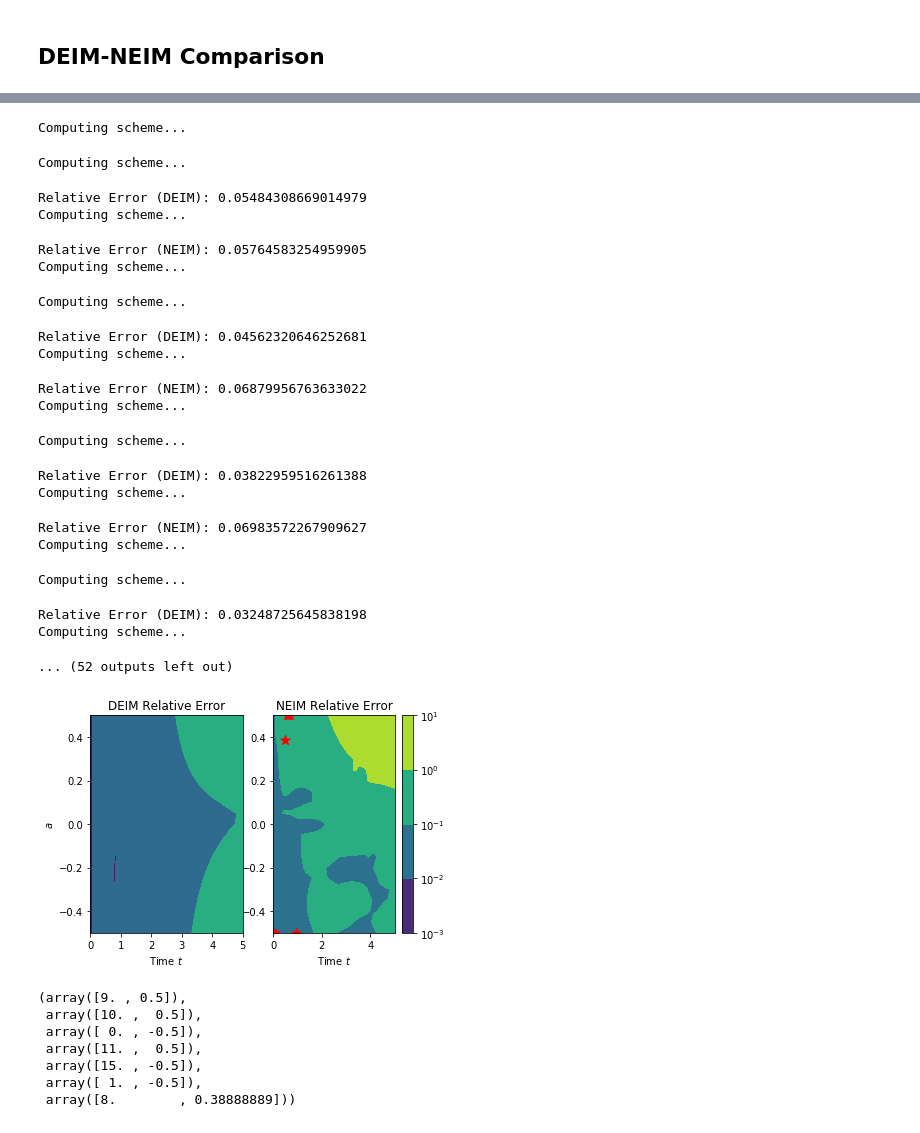
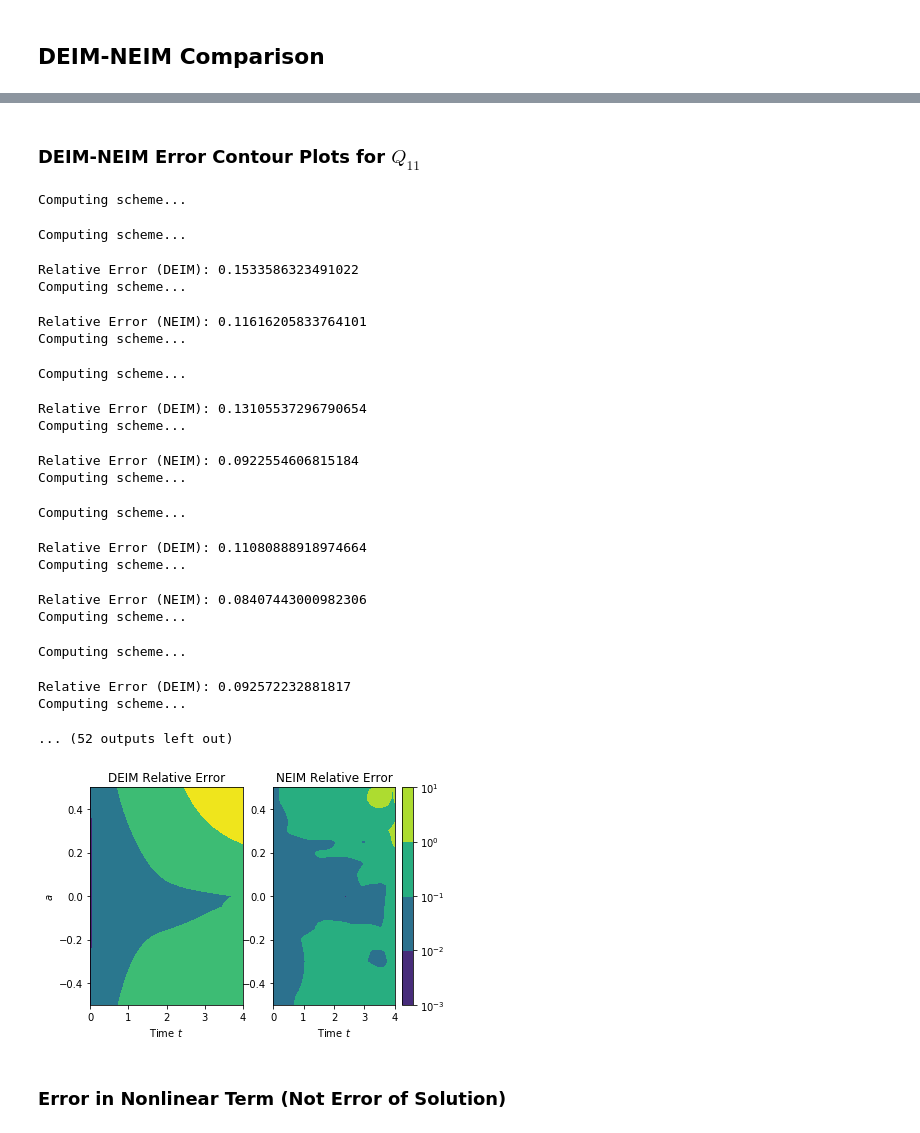
Before and after one commit to maxhirsch/NEIM, a Jupyter notebook: NEIM2.ipynb, the cells around one changed output, grey strips where cells are left out. Drawn from its saved outputs; the diff is of its cells as text; code cells hidden in the pictures.

```diff
--- a/NEIM2.ipynb
+++ b/NEIM2.ipynb
@@ -294,18 +298,33 @@ Relative Error: 0.0671269945780835
 # %% [markdown]
 ## DEIM-NEIM Comparison
 # %%
-def solve_deim_neim(a = 0.):
+def solve_deim_neim(a=0., num_modes=-1):
+    assert -1 <= num_modes and num_modes <= deim_modes
+    if num_modes == -1:
+        num_modes = deim_modes
+
 
     Q1_, Q2_, p1_, p2_, r_, num_interior_points = initialize_Q_flow(interior_point_coords, Nt, a, b, c, A0)
     solve_Q_flow(Q1_, Q2_, p1_, p2_, r_, gamma, stiffness_matrix, Nt, a, b, c, A0, M, L, dt)
 
+    nonlinearityQ = M * gamma.reshape(-1, 1) * np.concatenate([p1 * r, p2 * r], axis=0).T
+    UN_Q, nQ_indices = get_DEIM_operators(nonlinearityQ, num_modes)
+    U_deimQ1 = U_Q1.T @ UN_Q
+    U_deimQ2 = U_Q2.T @ UN_Q
+
+    nonlinearityR = (2 * p1[:-1] * (Q1[1:] - Q1[:-1]) + 2 * p2[:-1] * (Q2[1:] - Q2[:-1])).T
+    UN_R, nR_indices = get_DEIM_operators(nonlinearityR, num_modes)
+    U_deimR = U_r.T @ UN_R
+
     Q1_deim, Q2_deim, p1_deimQ, p2_deimQ, p1_deimR, p2_deimR, r_deim = initialize_Q_flow_DEIM(Q1_, Q2_, p1_, p2_, r_,
                                                                                               U_Q1, U_Q2, U_r,
-                                                                                              nQ_indices, nR_indices)
+                                                                                              nQ_indices[:num_modes],
+                                                                                              nR_indices[:num_modes])
+
     solve_Q_flow_DEIM(Q1_deim, Q2_deim, p1_deimQ, p2_deimQ, p1_deimR, p2_deimR, r_deim,
                         gamma, stiffness_matrix,
                         U_Q1, U_Q2, U_r, U_deimQ1, U_deimQ2, U_deimR,
-                        nQ_indices, nR_indices,
+                        nQ_indices[:num_modes], nR_indices[:num_modes],
                         Nt, a, b, c, A0, M, L, dt)
 
     print("Relative Error (DEIM):", np.linalg.norm(Q1_ - (U_Q1 @ Q1_deim.T).T) / np.linalg.norm(Q1_))
@@ -317,7 +336,7 @@ def solve_deim_neim(a = 0.):
 
         solve_Q_flow_NEIM(Q1_neim, Q2_neim, r_neim,
                             gamma, stiffness_matrix,
-                            U_Q1, U_Q2, NQ_NEIM, NR_NEIM,
+                            U_Q1, U_Q2, lambda x, y: NQ_NEIM(x, y, num_modes), lambda x, y: NR_NEIM(x, y, num_modes),
                             Nt, a, b, c, A0, M, L, dt)
 
     print("Relative Error (NEIM):", np.linalg.norm(Q1_ - (U_Q1 @ Q1_neim.T).T) / np.linalg.norm(Q1_))
@@ -326,5 +347,5 @@ def solve_deim_neim(a = 0.):
 # %%
-Q1_, Q2_, r_, Q1_deim, Q2_deim, r_deim, Q1_neim, Q2_neim, r_neim = solve_deim_neim(0.0)
+Q1_, Q2_, r_, Q1_deim, Q2_deim, r_deim, Q1_neim, Q2_neim, r_neim = solve_deim_neim(-0.5, 4)
 # %% [output]
 Computing scheme...
 Computing scheme...
@@ -349,7 +372,7 @@ a_list = np.arange(-0.5, 0.55, 0.05)
 error_deim = []
 error_neim = []
 for a in a_list:
-    Q1_, Q2_, r_, Q1_deim, Q2_deim, r_deim, Q1_neim, Q2_neim, r_neim = solve_deim_neim(a)
+    Q1_, Q2_, r_, Q1_deim, Q2_deim, r_deim, Q1_neim, Q2_neim, r_neim = solve_deim_neim(a, neim_modes)
     error_deim.append(np.linalg.norm(Q1_ - (U_Q1 @ Q1_deim.T).T) / np.linalg.norm(Q1_))
     error_neim.append(np.linalg.norm(Q1_ - (U_Q1 @ Q1_neim.T).T) / np.linalg.norm(Q1_))
 # %% [output]
@@ -385,3 +408,5 @@ plt.show()
+# %% [markdown]
+### DEIM-NEIM Error Contour Plots for $Q_{11}$
 # %%
 a_list = np.arange(-0.5, 0.55, 0.05)
 error_deim_contour = []
@@ -390,7 +415,7 @@ for a in a_list:
     error_deim_contour.append([])
     error_neim_contour.append([])
 
-    Q1_, Q2_, r_, Q1_deim, Q2_deim, r_deim, Q1_neim, Q2_neim, r_neim = solve_deim_neim(a)
+    Q1_, Q2_, r_, Q1_deim, Q2_deim, r_deim, Q1_neim, Q2_neim, r_neim = solve_deim_neim(a, neim_modes)
 
     for i, t in enumerate(tVals):
         error_deim_contour[-1].append(np.linalg.norm(Q1_[i] - (U_Q1 @ Q1_deim.T).T[i]) / np.linalg.norm(Q1_[i]))
@@ -400,53 +425,44 @@ a_contour, time_contour = np.meshgrid(tVals, a_list)
 # %% [output]
 Computing scheme...
 Computing scheme...
-Relative Error (DEIM): 0.05484308669014979
+Relative Error (DEIM): 0.1533586323491022
 Computing scheme...
-Relative Error (NEIM): 0.05764583254959905
+Relative Error (NEIM): 0.11616205833764101
 Computing scheme...
 Computing scheme...
-Relative Error (DEIM): 0.04562320646252681
+Relative Error (DEIM): 0.13105537296790654
 Computing scheme...
-Relative Error (NEIM): 0.06879956763633022
+Relative Error (NEIM): 0.0922554606815184
 Computing scheme...
 Computing scheme...
-Relative Error (DEIM): 0.03822959516261388
+Relative Error (DEIM): 0.11080888918974664
 Computing scheme...
-Relative Error (NEIM): 0.06983572267909627
+Relative Error (NEIM): 0.08407443000982306
 Computing scheme...
 Computing scheme...
-Relative Error (DEIM): 0.03248725645838198
+Relative Error (DEIM): 0.092572232881817
 Computing scheme...
 ... (52 outputs left out)
 # %%
 fig, ax = plt.subplots(1, 2)
 
 ax[0].contourf(a_contour, time_contour, error_deim_contour, locator=ticker.LogLocator(), vmin=np.min(error_deim_contour), vmax=np.max(error_neim_contour))
 ax[0].set_xlabel("Time $t$")
 ax[0].set_ylabel("$a$")
 ax[0].set_title("DEIM Relative Error")
 
 cs = ax[1].contourf(a_contour, time_contour, error_neim_contour, locator=ticker.LogLocator())
 ax[1].set_xlabel("Time $t$")
 ax[1].set_title("NEIM Relative Error")
 ax[1].set_xlabel("Time $t$")
-ax[1].scatter(np.array([9, 10, 0, 11, 15, 1, 8])*dt, np.array([0.5, 0.5, -0.5, 0.5, -0.5, -0.5, 0.388888888888]), s=100, color='r', marker="*")
 ax[1].set_xlim(ax[0].get_xlim())
 ax[1].set_ylim(ax[0].get_ylim())
 plt.colorbar(cs)
 plt.show()
 # %% [output]
-[figure, old version]
+[figure, new version]
-# %%
-mu[720], mu[721], mu[0], mu[722], mu[15], mu[1], mu[640]
-# %% [output]
-(array([9. , 0.5]),
- array([10. ,  0.5]),
- array([ 0. , -0.5]),
- array([11. ,  0.5]),
- array([15. , -0.5]),
- array([ 1. , -0.5]),
- array([8.        , 0.38888889]))
+# %% [markdown]
+### Error in Nonlinear Term (Not Error of Solution)
 # %%
 def solve_deim_neim_nonlinearities(a=0.):
 
```
Also changed, not shown: parts of 27 cells of this notebook, 2 other files.
